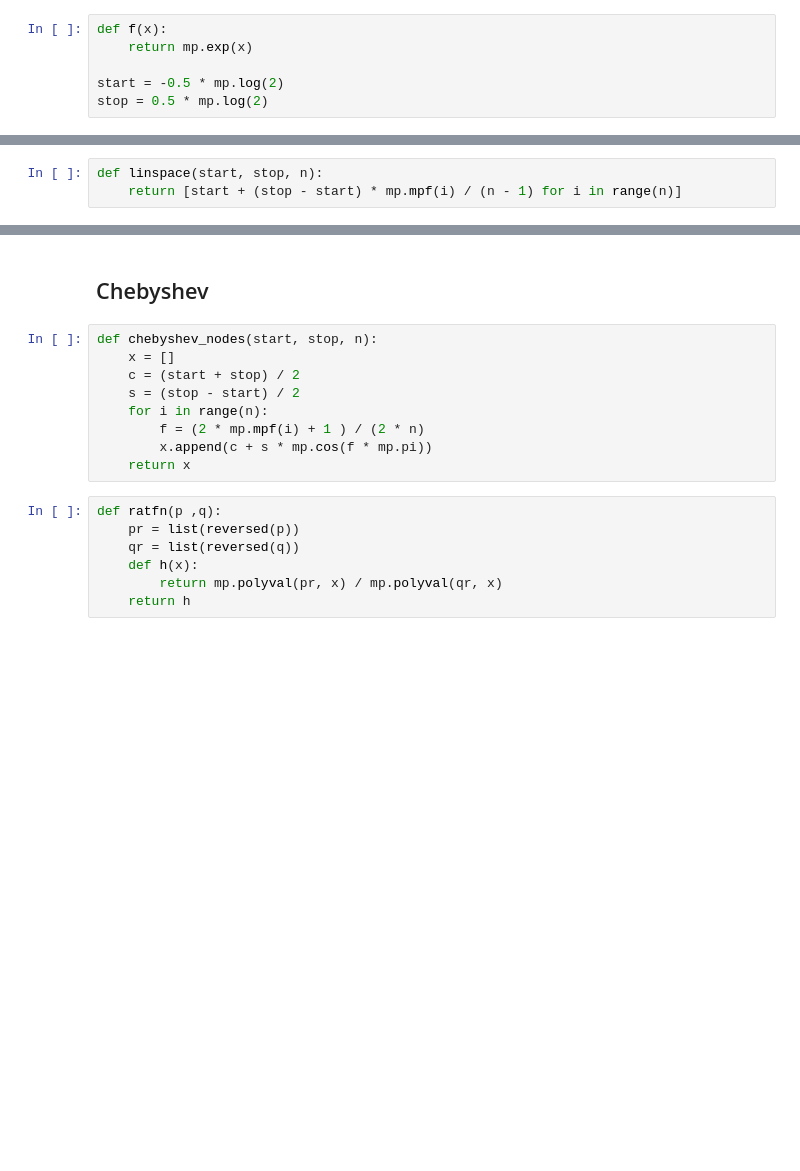
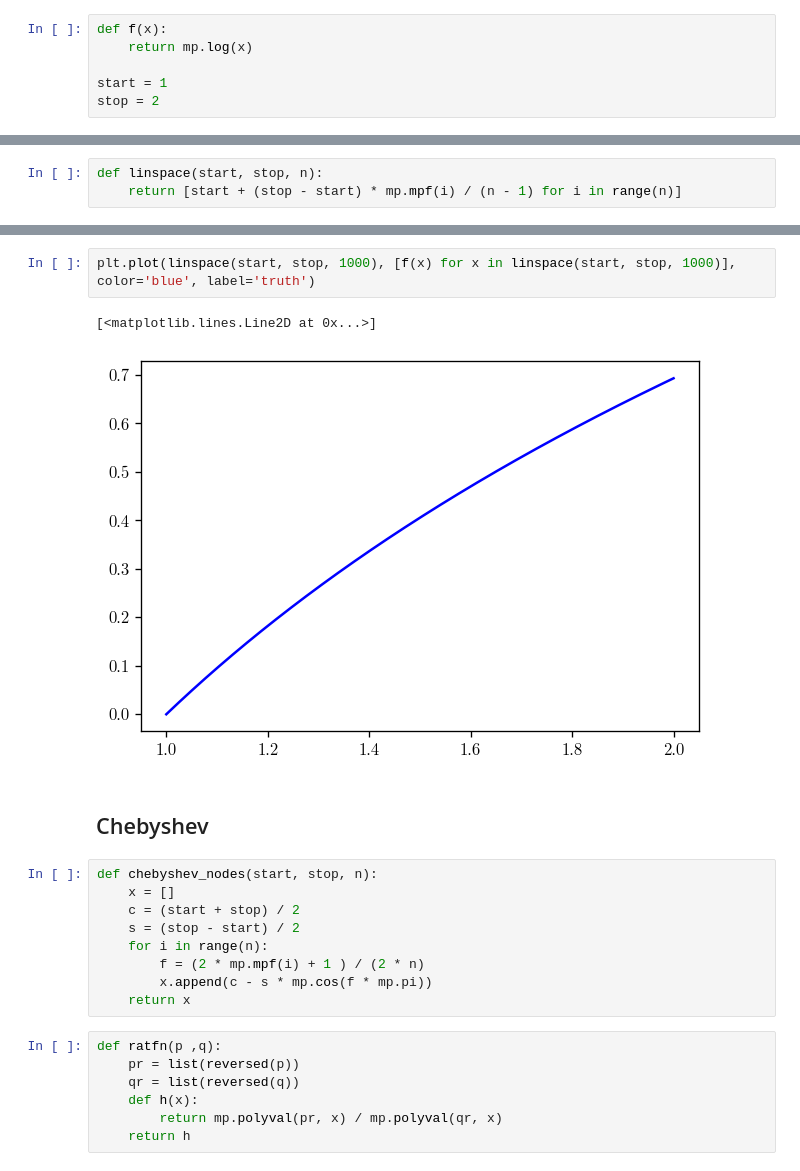
Before and after one commit to recmo/experiment-solexp, a Jupyter notebook: approximate_mpmath.ipynb, the cells around one changed output, grey strips where cells are left out. Cells and saved outputs as stored; diff of their text form; blank space fills up the shorter version.

```diff
--- a/approximate_mpmath.ipynb
+++ b/approximate_mpmath.ipynb
@@ -75,10 +57,10 @@ numpy     : 1.22.1
 ## Target
 # %%
 def f(x):
-    return mp.exp(x)
+    return mp.log(x)
 
-start = -0.5 * mp.log(2)
-stop = 0.5 * mp.log(2)
+start = 1
+stop = 2
 # %%
 (start, stop)
 # %% [output]
@@ -120,3 +146,8 @@ def plot_roots(q):
+# %%
+plt.plot(linspace(start, stop, 1000), [f(x) for x in linspace(start, stop, 1000)], color='blue', label='truth')
+# %% [output]
+[<matplotlib.lines.Line2D at 0x...>]
+[figure, added]
 # %% [markdown]
 ## Chebyshev
 # %%
@@ -126,7 +157,7 @@ def chebyshev_nodes(start, stop, n):
     s = (stop - start) / 2
     for i in range(n):
         f = (2 * mp.mpf(i) + 1 ) / (2 * n)
-        x.append(c + s * mp.cos(f * mp.pi))
+        x.append(c - s * mp.cos(f * mp.pi))
     return x
 # %%
 def ratfn(p ,q):
```
Also changed, not shown: parts of 52 cells of this notebook, 1 other file.
